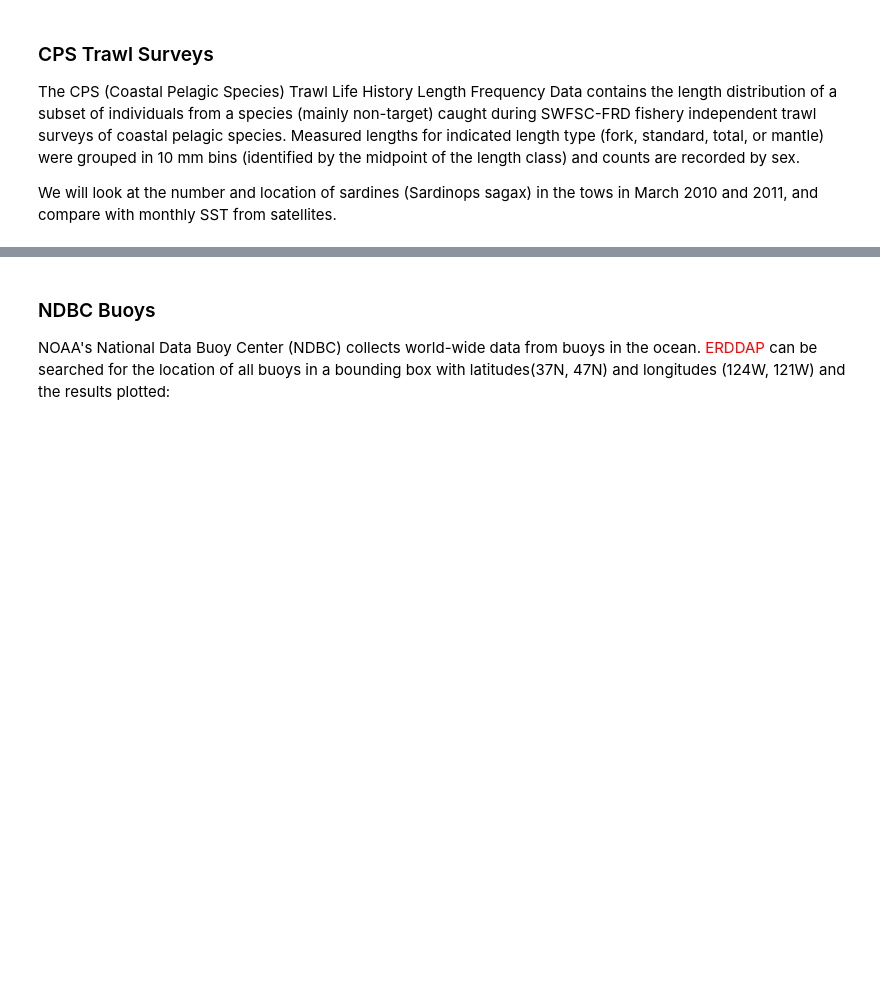
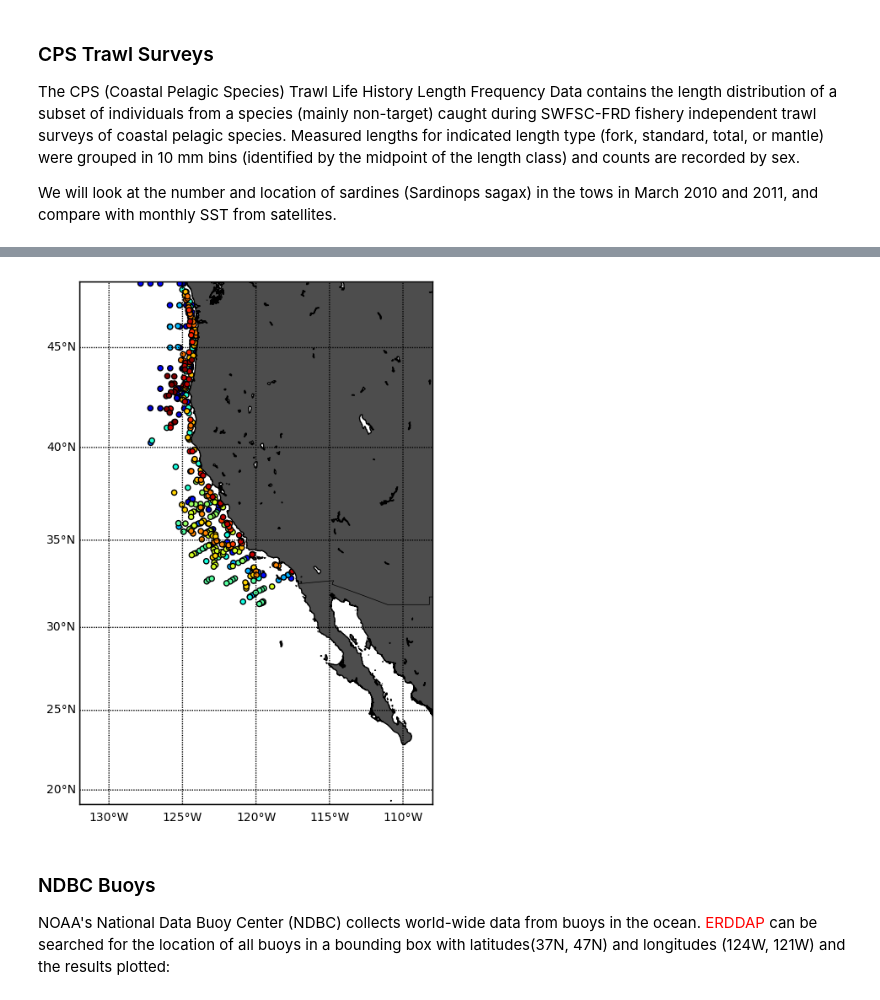
Before and after one commit to rmendels/pices2017, a Jupyter notebook: pices2017Notebook.ipynb, the cells around one changed output, grey strips where cells are left out. Drawn from its saved outputs; the diff is of its cells as text; code cells hidden in the pictures; blank space fills up the shorter version.

Commit message:
CPS data
Added examples with CPS survey data

```diff
--- a/pices2017Notebook.ipynb
+++ b/pices2017Notebook.ipynb
@@ -172,3 +248,38 @@ We will look at the number and location of sardines (Sardinops sagax) in the tow
+# %%
+sardinesURL = 'http://coastwatch.pfeg.noaa.gov/erddap/tabledap/FRDCPSTrawlLHHaulCatch.csv?latitude%2Clongitude%2Ctime&scientific_name=%22Sardinops%20sagax%22'
+sardinesData = pd.read_csv(sardinesURL, parse_dates=True, skiprows=[1])
+southlat = 22.
+northlat = 51.
+westlon = -130
+eastlon = -110
+latdif = abs(northlat - southlat)
+londif = abs(westlon - eastlon)
+westedge = westlon - londif * 0.1
+eastedge = eastlon + londif * 0.1
+edgedif = abs(westedge-eastedge)
+northedge = northlat - latdif * 0.1
+southedge = southlat - latdif * 0.1
+lats = np.array(sardinesData['latitude'])
+lons = np.array(sardinesData['longitude'])
+sardineYear = pd.to_datetime(np.array(sardinesData['time']))
+plt.figure(figsize=(12,8))
+map = Basemap(projection = 'merc', lat_0 = (southlat + northlat)/2, (lon_0) = (westlon + eastlon)/2,
+    resolution = 'h', area_thresh = 0.1,
+    llcrnrlon = westedge, llcrnrlat = southedge,
+    urcrnrlon = eastedge, urcrnrlat = northedge)
+x, y = map(lons, lats)
+map.drawcoastlines()
+map.drawcountries()
+im1 = map.fillcontinents(color = '0.3')
+im2 = map.drawmapboundary()
+im3 = map.drawmeridians(np.arange((westedge - np.mod(westedge, 5)), (eastedge + np.mod(eastedge, 5)),5),
+    labels=[True, False, False, True])
+im4 = map.drawparallels(np.arange((southedge - np.mod(southedge, 5)), (northedge + np.mod(northedge, 5)),5),
+    labels=[True, False, False, True])
+im5 = map.scatter(x,y, marker='o', c=sardineYear)
+plt.show()
+# %% [output]
+[figure, added]
 # %% [markdown]
 ### NDBC Buoys
 
```
Also changed, not shown: parts of 3 cells of this notebook.
